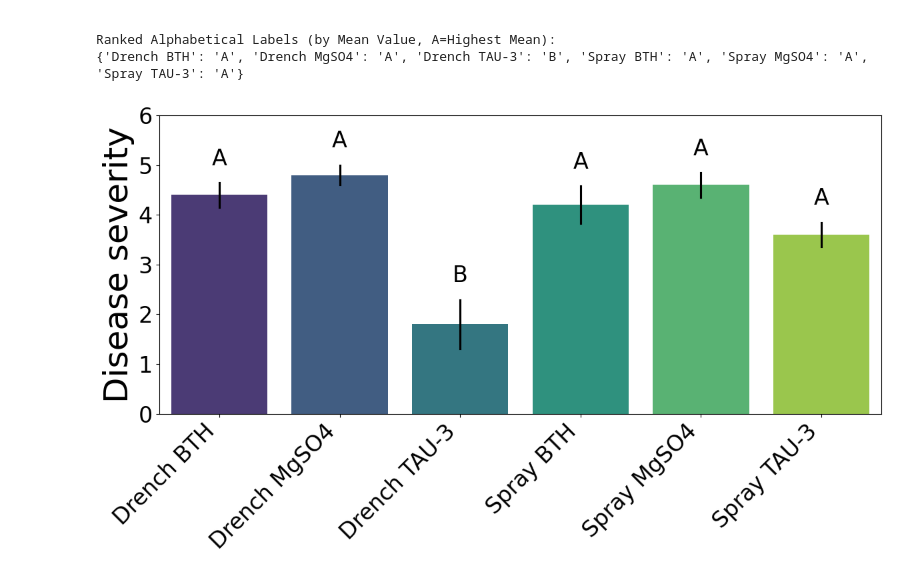
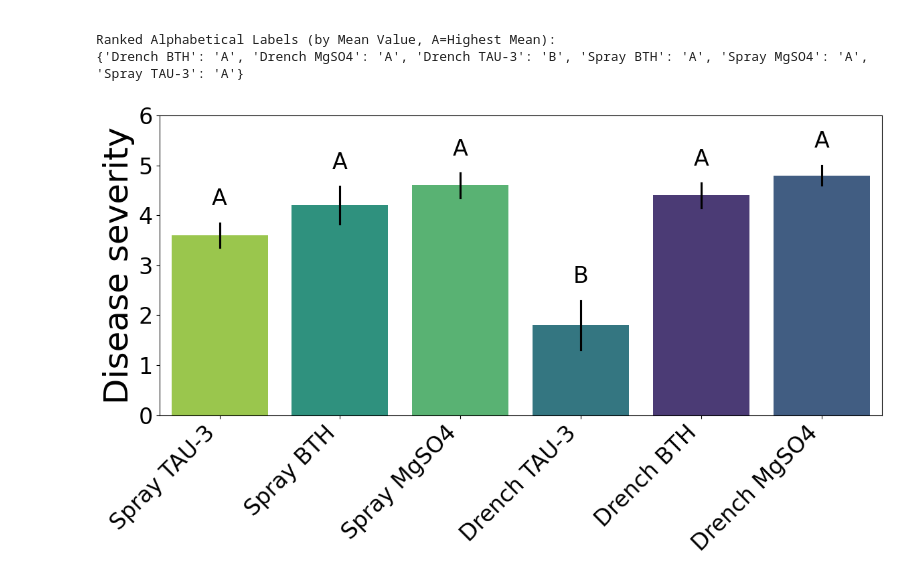
Before and after one commit to jellybbie/study, a Jupyter notebook: scratchpad.ipynb, the cells around one changed output. Drawn from its saved outputs; the diff is of its cells as text; code cells hidden in the pictures.

```diff
--- a/scratchpad.ipynb
+++ b/scratchpad.ipynb
@@ -186,11 +186,15 @@ import seaborn as sns
 
 # Re-create the bar plot with alphabetical labels if generated
 plt.figure(figsize=(12, 7))
+
+# Define the desired order for the x-axis
+custom_treatment_order = ['Spray TAU-3', 'Spray BTH', 'Spray MgSO4', 'Drench TAU-3', 'Drench BTH', 'Drench MgSO4']
+
 ax = sns.barplot(x='Treatment', y='Repeat_Value', data=df_melted, palette='viridis',
             errorbar='se',
             hue='Treatment', legend=False,
             err_kws={'color': 'black'},
-            order=treatments) # Ensure bar order matches the sorted treatments for labels
+            order=custom_treatment_order) # Use the custom order here
 
 # Add alphabetical labels if they exist
 if 'Label' in df_melted.columns and not df_melted['Label'].eq('').all():
@@ -199,44 +203,49 @@ if 'Label' in df_melted.columns and not df_melted['Label'].eq('').all():
     # Create a dictionary for easier label lookup
     label_mapping = dict(zip(unique_treatments['Treatment'], unique_treatments['Label']))
 
     # Recalculate means and ses *here* to ensure they are consistent with the plotted data
     current_means = df_melted.groupby('Treatment', observed=False)['Repeat_Value'].mean()
     current_ses = df_melted.groupby('Treatment', observed=False)['Repeat_Value'].sem()
 
-    max_y_for_labels = ax.get_ylim()[1] # Initialize with current max y-limit
+    # Get x-axis tick positions and labels to ensure correct label placement
+    x_tick_labels = [tick.get_text() for tick in ax.get_xticklabels()]
+    x_tick_positions = ax.get_xticks()
 
-    # Iterate over the bars (patches) in the bar plot
-    for i, bar in enumerate(ax.patches):
-        # Get the treatment name corresponding to this bar
-        treatment_name = treatments[i]
+    # Create a dictionary to map treatment names to their x-coordinates on the plot
+    x_coordinate_map = dict(zip(x_tick_labels, x_tick_positions))
 
-        # Get the label for this treatment
+    max_y_for_labels = 0 # Initialize for tracking highest label position
+
+    # Iterate over the custom_treatment_order to ensure labels are placed correctly
+    for treatment_name in custom_treatment_order:
+        # Get the x-coordinate for this specific treatment from the plot
+        x_pos = x_coordinate_map.get(treatment_name)
+        if x_pos is None:
+            continue # Should not happen if treatment_name is in x_labels
+
         label = label_mapping.get(treatment_name, '')
-
-        # Get the y-position for the label: top of the bar + standard error + a small offset
         mean_val = current_means.get(treatment_name, 0)
         se_val = current_ses.get(treatment_name, 0)
 
-        # Determine the y-coordinate for the text
-        # This will be the mean value + its standard error + a small buffer (5% of current max y-limit)
-        y_pos = mean_val + se_val + (ax.get_ylim()[1] * 0.05)
+        # Calculate y_pos above the bar and error bar
+        y_pos = mean_val + se_val + (ax.get_ylim()[1] * 0.05) # Use existing ylim for buffer calc
 
-        ax.text(bar.get_x() + bar.get_width() / 2, y_pos, label,
-                ha='center', va='bottom', fontsize=24, weight='normal') # Font size and weight modified
+        ax.text(x_pos, y_pos, label,
+                ha='center', va='bottom', fontsize=24, weight='normal')
 
         # Update max_y_for_labels if this label's position is higher
         max_y_for_labels = max(max_y_for_labels, y_pos)
 
     # Set the y-axis limit to accommodate all labels with a small buffer and user request
     ax.set_ylim(top=6) # Adjusted y-axis limit as per user request
 
 # Remove the title
 # plt.title('Average Repeat Values by Treatment with Standard Error and Tukey HSD Labels', fontsize=36)
 plt.xlabel('') # Removed x-axis label as per user request
 plt.ylabel('Disease severity', fontsize=36) # Changed y-axis label as per user request
 plt.xticks(rotation=45, ha='right', fontsize=24) # Font size tripled (assuming 8pt default)
 plt.yticks(fontsize=24) # Font size tripled (assuming 8pt default)
 plt.tight_layout()
 plt.show()
 # %% [output]
-[figure, old version]
+[figure, new version]
```
